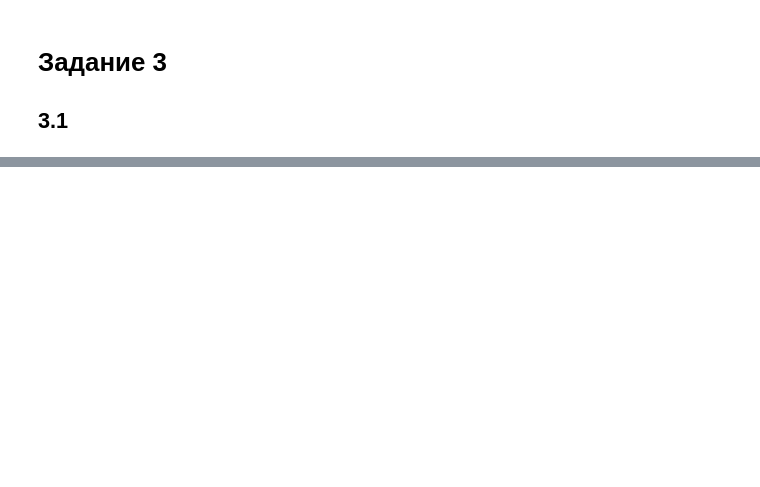
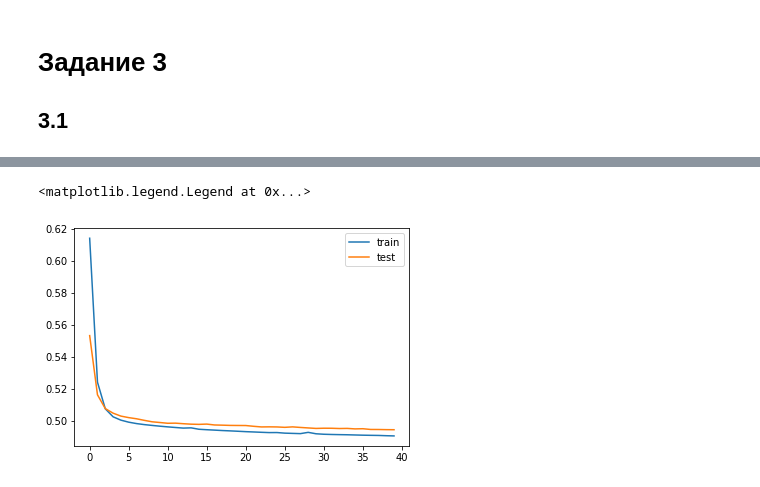
Before and after one commit to myutman/DUL, a Jupyter notebook: HW1.ipynb, the cells around one changed output, grey strips where cells are left out. Saved outputs shown, nothing was run; the diff lists cells and outputs as text; code cells hidden in the pictures; blank space fills up the shorter version.

```diff
--- a/HW1.ipynb
+++ b/HW1.ipynb
@@ -475,0 +539,28 @@ sample_images(model)
+# %%
+num_epochs = 40
+#num_epochs = 10
+
+model = MADEPixelCNN(12)
+model.to(device)
+sgd = Adam([*model.parameters()])
+
+train_losses = []
+test_losses = []
+for i in tqdm(range(num_epochs)):
+    avg_loss = 0
+    model.train()
+    for batch in dataset:
+        sgd.zero_grad()
+        loss = J(batch.to(device), model(batch.to(device)))
+        #print(loss)
+        avg_loss += float(loss.double()) * len(batch)
+        loss.backward()
+        sgd.step()
+    avg_loss /= len(X_train)
+    train_losses.append(avg_loss)
+    model.eval()
+    avg_loss = 0
+    for batch in dataset_test:
+        avg_loss += float(J(batch.to(device), model(batch.to(device))).double()) * len(batch)
+    avg_loss /= len(X_test)
+    test_losses.append(avg_loss)
@@ -475,0 +569,7 @@ sample_images(model)
+# %%
+plt.plot(range(num_epochs), train_losses)
+plt.plot(range(num_epochs), test_losses)
+plt.legend(['train', 'test'])
+# %% [output]
+<matplotlib.legend.Legend at 0x...>
+[figure, added]
```
Also changed, not shown: parts of 16 cells of this notebook.
